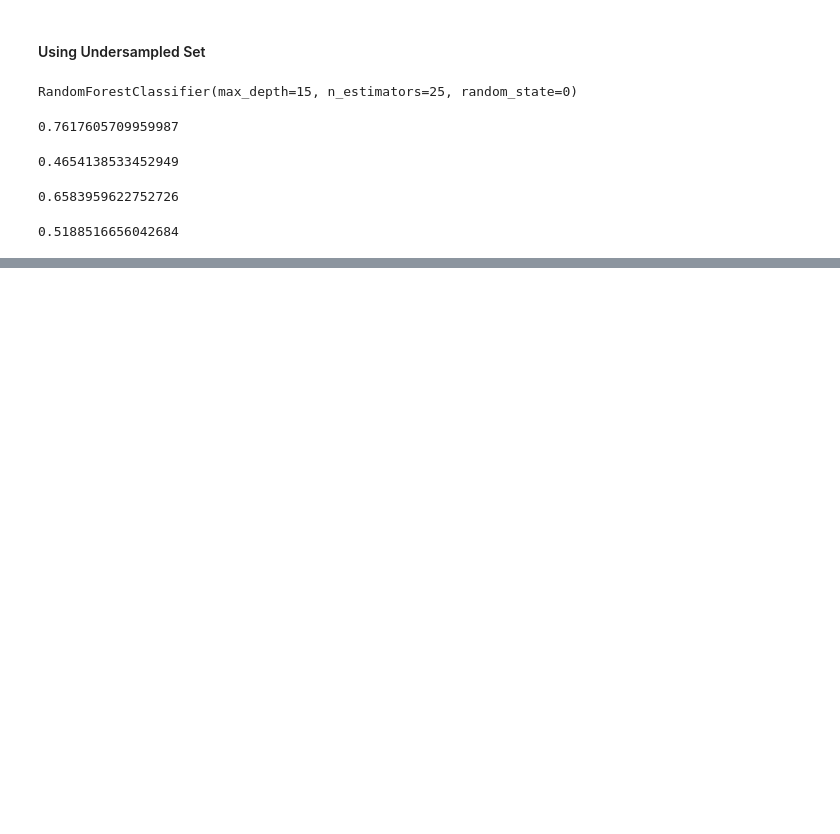
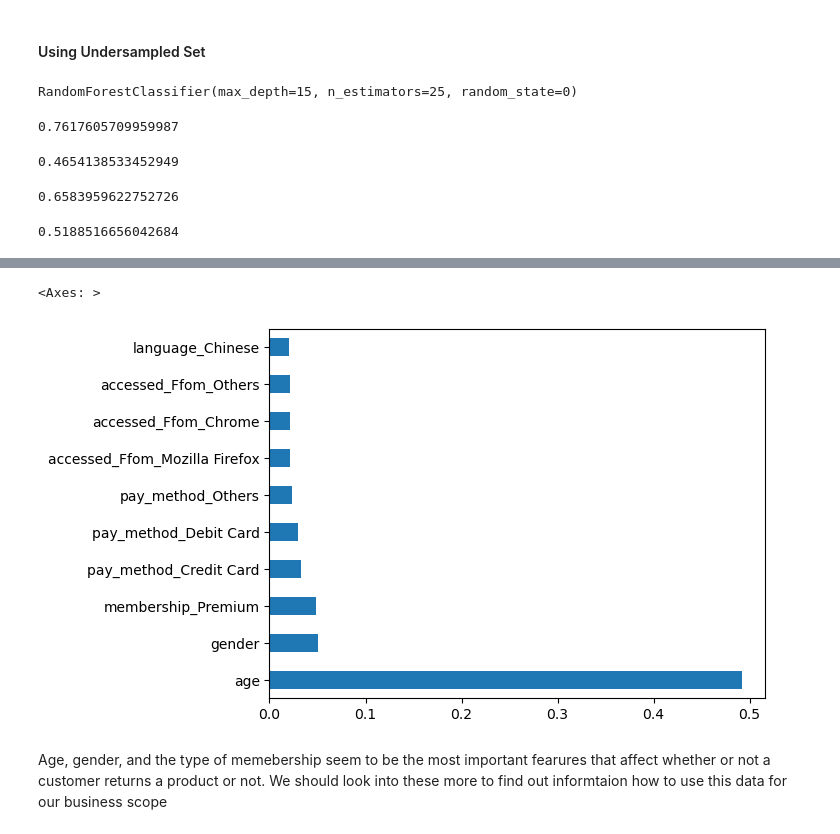
Before and after one commit to s-callejo/AI-Academy-capstone-project-team2, a Jupyter notebook: index.ipynb, the cells around one changed output, grey strips where cells are left out. Cells and saved outputs as stored; diff of their text form; code cells hidden in the pictures; blank space fills up the shorter version.

```diff
--- a/index.ipynb
+++ b/index.ipynb
@@ -673,0 +786,8 @@ clf_grid.score(X, y)
+# %%
+feat_importances = pd.Series(clf_grid.feature_importances_, index=Xo_train.columns)
+feat_importances.nlargest(10).plot(kind='barh') #shows top nlargest important features
+# %% [output]
+<Axes: >
+[figure, added]
+# %% [markdown]
+Age, gender, and the type of memebership seem to be the most important fearures that affect whether or not a customer returns a product or not. We should look into these more to find out informtaion how to use this data for our business scope
```
Also changed, not shown: parts of 23 cells of this notebook.
